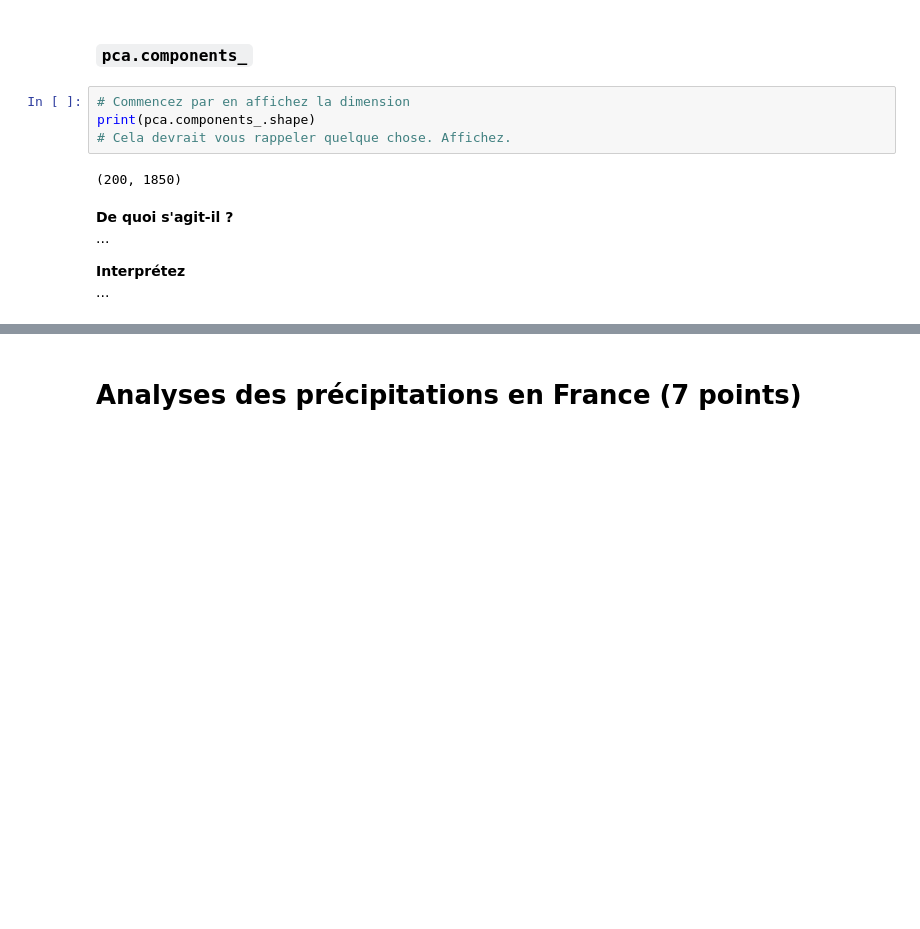
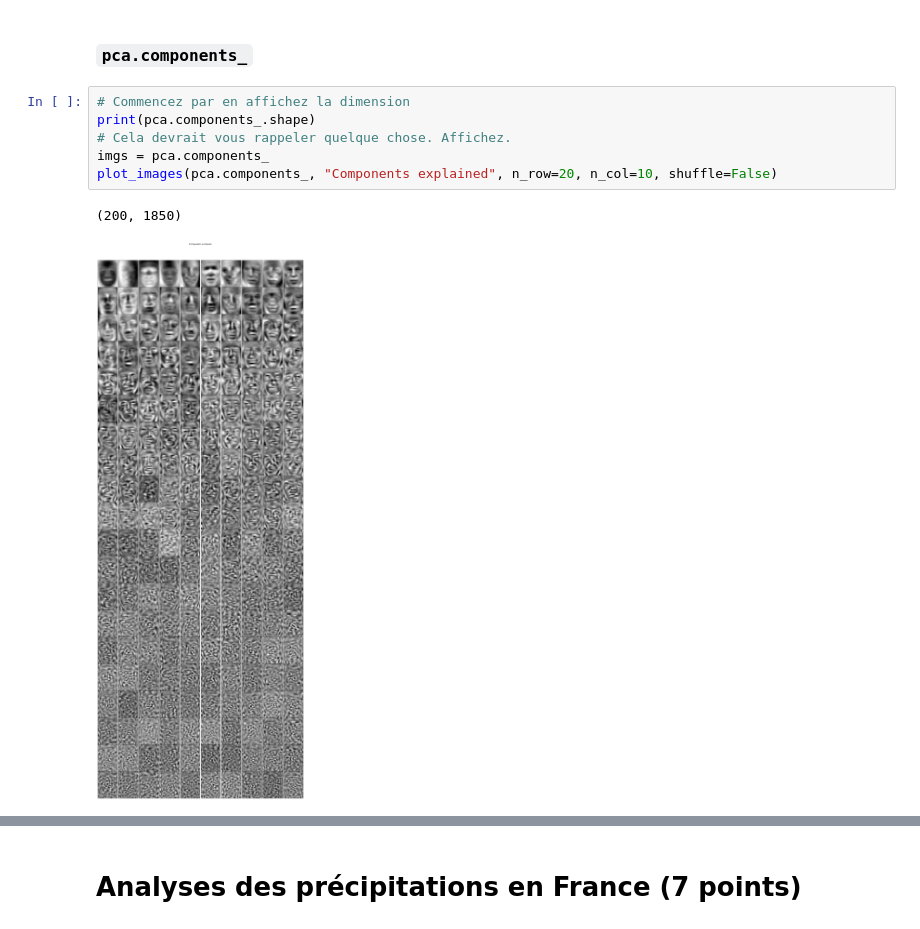
Before and after one commit to Alexandre0702/TP-Analyse-multidimentionnelle, a Jupyter notebook: TP2_sklearn.ipynb, the cells around one changed output, grey strips where cells are left out. Saved outputs shown, nothing was run; the diff lists cells and outputs as text; blank space fills up the shorter version.

```diff
--- a/TP2_sklearn.ipynb
+++ b/TP2_sklearn.ipynb
@@ -382,12 +392,9 @@ On remarque que plus le nombre de composantes augmente, plus la variance diminue
 # %%
 # Commencez par en affichez la dimension
 print(pca.components_.shape)
 # Cela devrait vous rappeler quelque chose. Affichez.
+imgs = pca.components_
+plot_images(pca.components_, "Components explained", n_row=20, n_col=10, shuffle=False)
 # %% [output]
 (200, 1850)
+[figure, added]
-# %% [markdown]
-__De quoi s'agit-il ?__
-...
-
-__Interprétez__
-...
```
Also changed, not shown: parts of 18 cells of this notebook.
